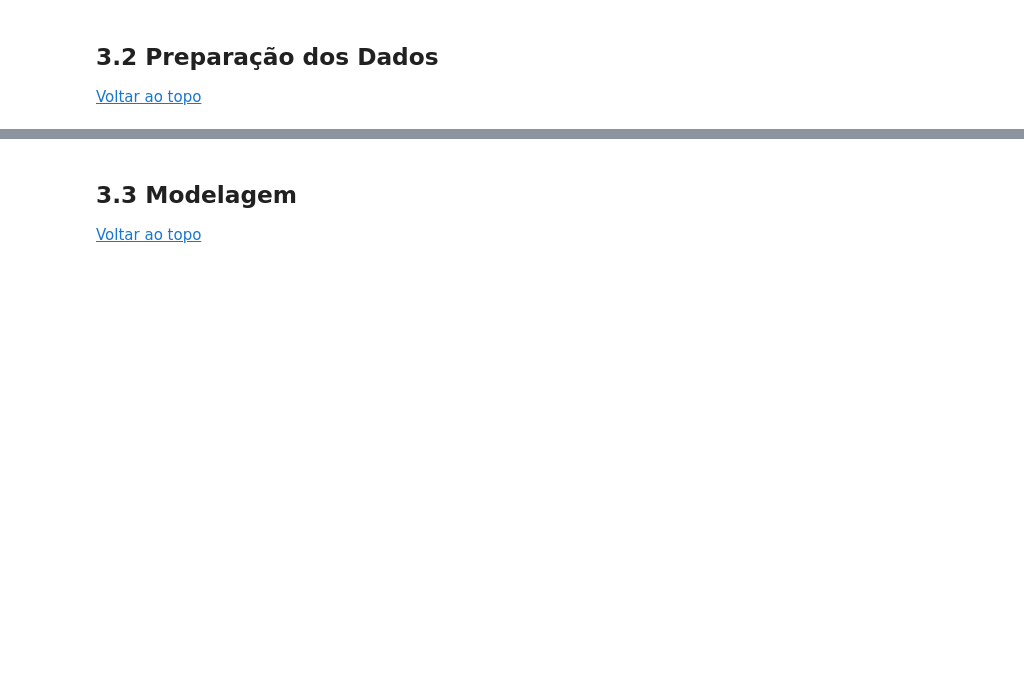
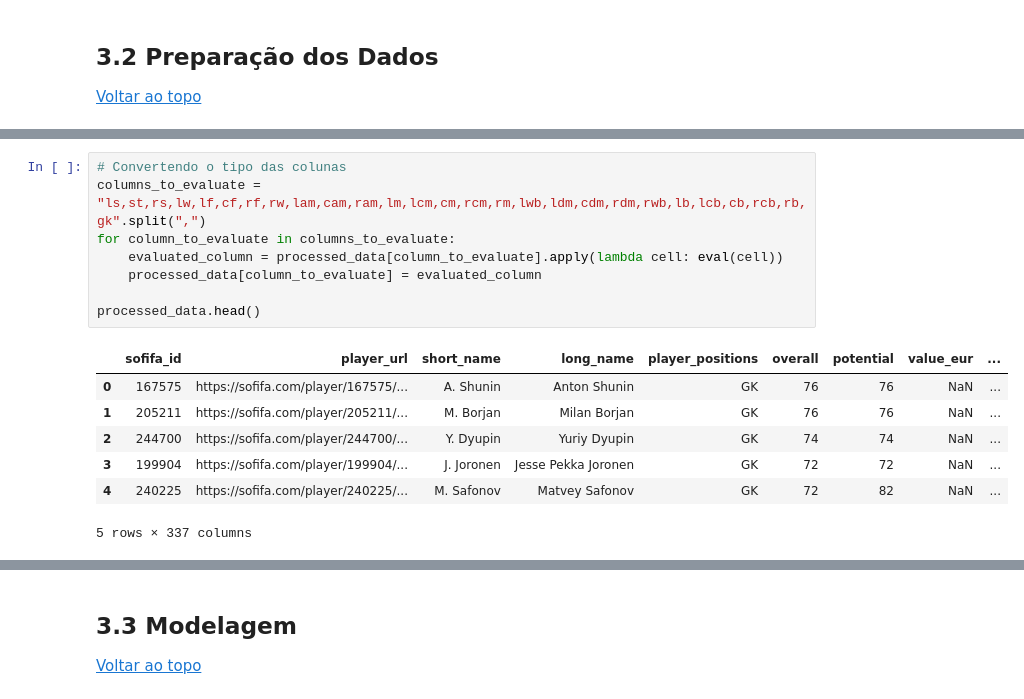
Before and after one commit to olucaslopes/fifa22-players-analysis, a Jupyter notebook: Relatorio.ipynb, the cells around one changed output, grey strips where cells are left out. Saved outputs shown, nothing was run; the diff lists cells and outputs as text; blank space fills up the shorter version.

```diff
--- a/Relatorio.ipynb
+++ b/Relatorio.ipynb
@@ -150,0 +456,16 @@ features = filtered_df[features]._get_numeric_data()
+# %%
+# Convertendo o tipo das colunas
+columns_to_evaluate = "ls,st,rs,lw,lf,cf,rf,rw,lam,cam,ram,lm,lcm,cm,rcm,rm,lwb,ldm,cdm,rdm,rwb,lb,lcb,cb,rcb,rb,gk".split(",")
+for column_to_evaluate in columns_to_evaluate:
+    evaluated_column = processed_data[column_to_evaluate].apply(lambda cell: eval(cell))
+    processed_data[column_to_evaluate] = evaluated_column
+
+processed_data.head()
+# %% [output]
+|  | sofifa_id | player_url | short_name | long_name | player_positions | overall | potential | value_eur | ... |
+| 0 | 167575 | https://sofifa.com/player/167575/... | A. Shunin | Anton Shunin | GK | 76 | 76 | NaN | ... |
+| 1 | 205211 | https://sofifa.com/player/205211/... | M. Borjan | Milan Borjan | GK | 76 | 76 | NaN | ... |
+| 2 | 244700 | https://sofifa.com/player/244700/... | Y. Dyupin | Yuriy Dyupin | GK | 74 | 74 | NaN | ... |
+| 3 | 199904 | https://sofifa.com/player/199904/... | J. Joronen | Jesse Pekka Joronen | GK | 72 | 72 | NaN | ... |
+| 4 | 240225 | https://sofifa.com/player/240225/... | M. Safonov | Matvey Safonov | GK | 72 | 82 | NaN | ... |
+5 rows × 337 columns
```
Also changed, not shown: parts of 28 cells of this notebook.
